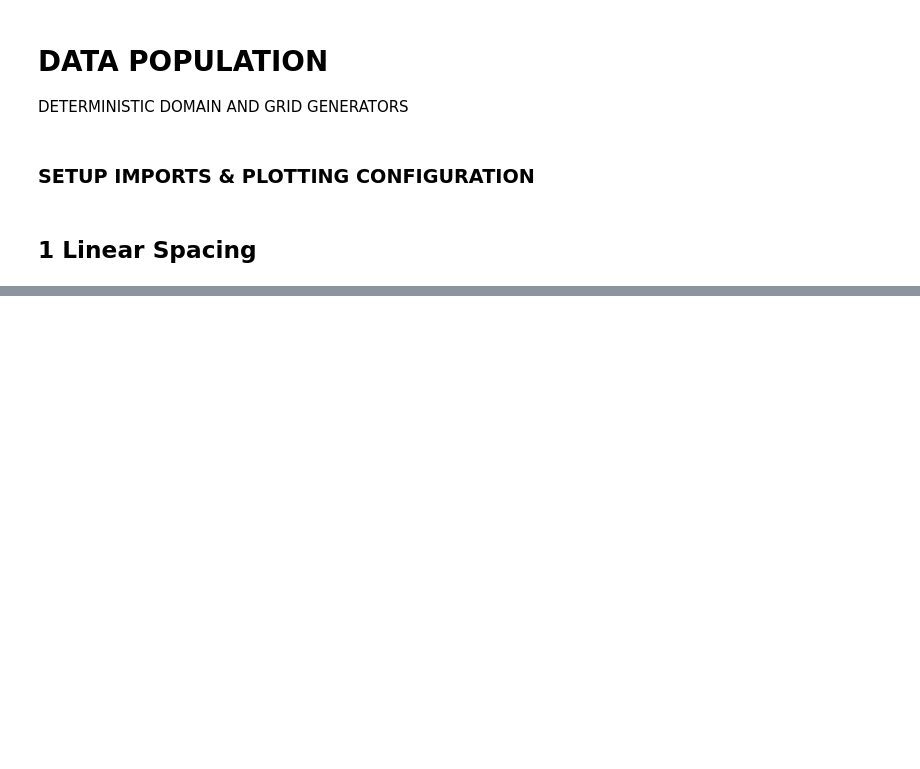
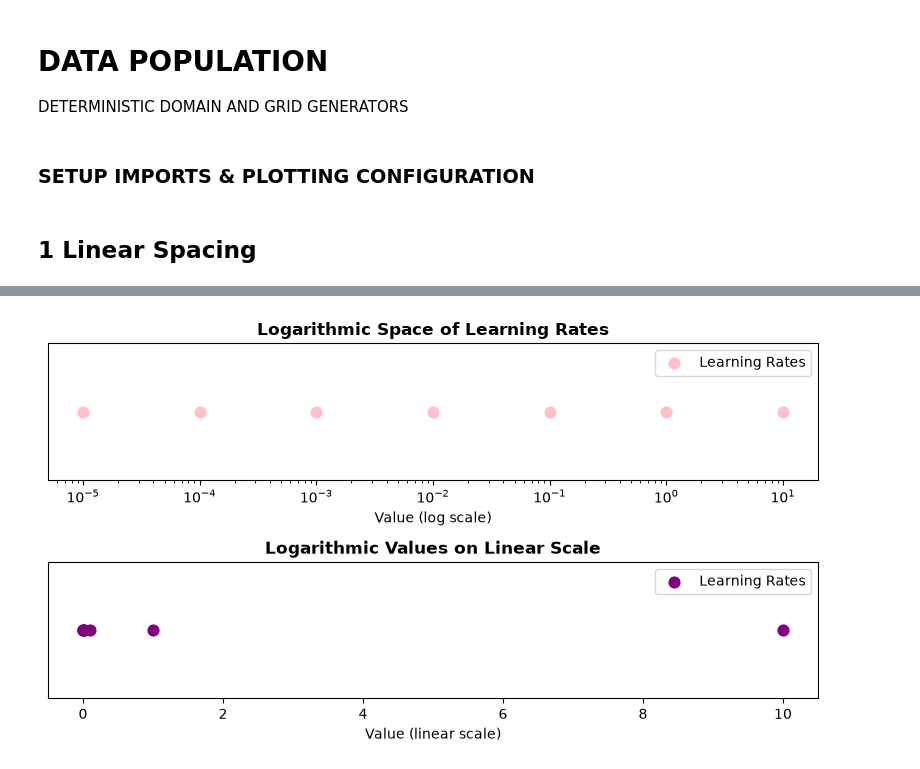
Before and after one commit to utsav1103/CDAC-AI, a Jupyter notebook: Data-analytics/day5/day5.ipynb, the cells around one changed output, grey strips where cells are left out. Saved outputs shown, nothing was run; the diff lists cells and outputs as text; code cells hidden in the pictures; blank space fills up the shorter version.

Commit message:
Logarithmic Space

```diff
--- a/Data-analytics/day5/day5.ipynb
+++ b/Data-analytics/day5/day5.ipynb
@@ -45,0 +48,80 @@ Linear space array : [ 0.          0.71428571  1.42857143  2.14285714  2.8571428
+# %%
+import numpy as np
+import matplotlib.pyplot as plt
+
+# Generate 7 points from 10^-5 to 10^1 using logarithmic spacing
+learning_rates = np.logspace(
+    start=-5,
+    stop=1,
+    num=7,
+    base=10
+)
+
+print("Logarithmic space array:", learning_rates)
+
+print("Generated Hyperparameters: learning_rates")
+
+print("Learning rates:", [f"{lr:.6f}" for lr in learning_rates])
+
+
+# Create 2 plots
+fig, (ax1, ax2) = plt.subplots(
+    nrows=2,
+    ncols=1,
+    figsize=(8, 4.5)
+)
+
+
+# ---------------- TOP PLOT ----------------
+# Logarithmic scale visualization
+
+ax1.scatter(
+    learning_rates,
+    np.zeros_like(learning_rates),
+    color='pink',
+    s=60,
+    zorder=3,
+    label='Learning Rates'
+)
+
+ax1.set_xscale('log')
+
+ax1.set_title(
+    "Logarithmic Space of Learning Rates",
+    fontsize=12,
+    fontweight='bold'
+)
+
+ax1.set_xlabel("Value (log scale)")
+ax1.set_yticks([])
+ax1.legend()
+
+
+# ---------------- BOTTOM PLOT ----------------
+# Linear scale visualization
+
+ax2.scatter(
+    learning_rates,
+    np.zeros_like(learning_rates),
+    color='purple',
+    s=60,
+    zorder=3,
+    label='Learning Rates'
+)
+
+ax2.set_xscale('linear')
+
+ax2.set_title(
+    "Logarithmic Values on Linear Scale",
+    fontsize=12,
+    fontweight='bold'
+)
+
+ax2.set_xlabel("Value (linear scale)")
+ax2.set_yticks([])
+ax2.legend()
+
+
+plt.tight_layout()
+plt.show()
+# %% [output]
@@ -45,0 +131 @@ Linear space array : [ 0.          0.71428571  1.42857143  2.14285714  2.8571428
+[figure, added]
```
Also changed, not shown: parts of 3 cells of this notebook.
